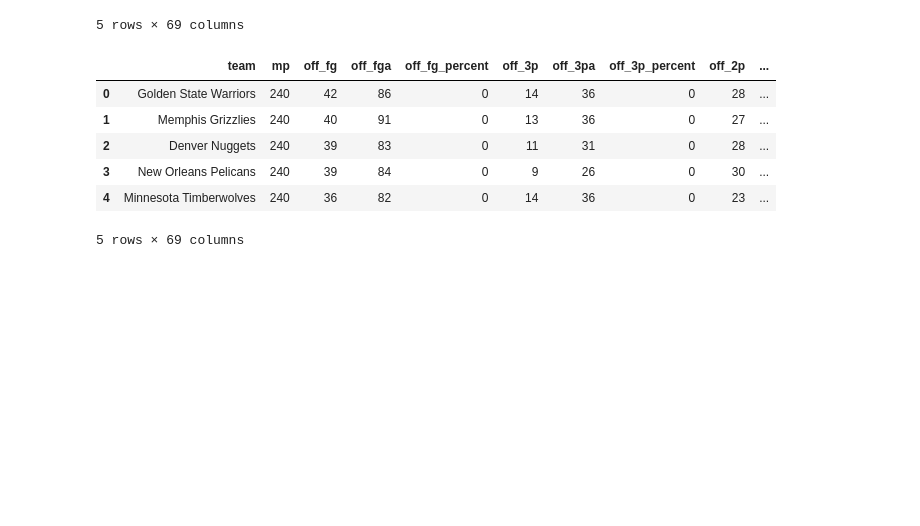
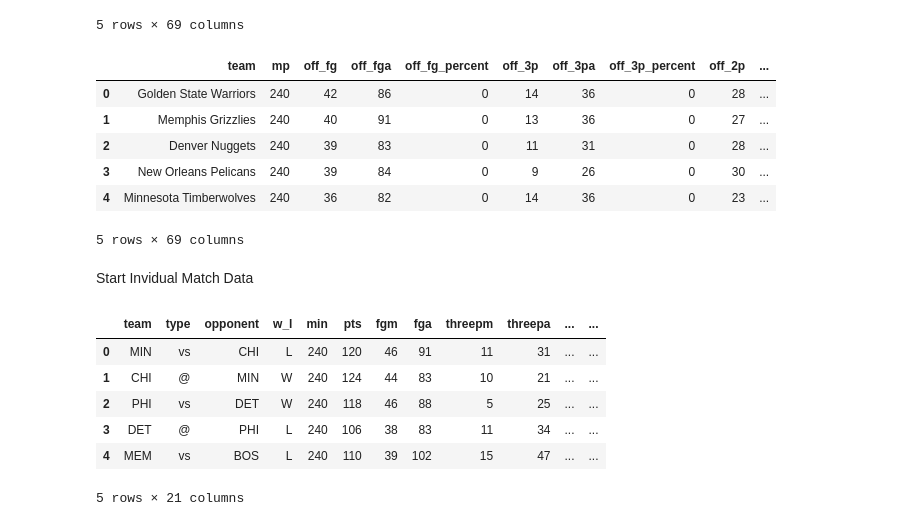
Before and after one commit to emeralddawns/NBA-Prediction-NN, a Jupyter notebook: nba_team_stats_cleaned.ipynb, the cells around one changed output. Saved outputs shown, nothing was run; the diff lists cells and outputs as text; code cells hidden in the pictures; blank space fills up the shorter version.

Commit message:
updated data updates and schema

```diff
--- a/nba_team_stats_cleaned.ipynb
+++ b/nba_team_stats_cleaned.ipynb
@@ -251,3 +251,17 @@ pd.read_sql_query('select * from post_season_stats', con=engine).head()
 | 3 | New Orleans Pelicans | 240 | 39 | 84 | 0 | 9 | 26 | 0 | 30 | ... |
 | 4 | Minnesota Timberwolves | 240 | 36 | 82 | 0 | 14 | 36 | 0 | 23 | ... |
 5 rows × 69 columns
+# %% [markdown]
+Start Invidual Match Data
+# %%
+regular_matches_df = pd.read_csv('NBA_Data_Reg_Season_2022_plus.csv')
+regular_matches_df = regular_matches_df.drop(['Unnamed: 0'],axis=1)
+regular_matches_df.head()
+# %% [output]
+|  | team | type | opponent | w_l | min | pts | fgm | fga | threepm | threepa | ... | ... |
+| 0 | MIN | vs | CHI | L | 240 | 120 | 46 | 91 | 11 | 31 | ... | ... |
+| 1 | CHI | @ | MIN | W | 240 | 124 | 44 | 83 | 10 | 21 | ... | ... |
+| 2 | PHI | vs | DET | W | 240 | 118 | 46 | 88 | 5 | 25 | ... | ... |
+| 3 | DET | @ | PHI | L | 240 | 106 | 38 | 83 | 11 | 34 | ... | ... |
+| 4 | MEM | vs | BOS | L | 240 | 110 | 39 | 102 | 15 | 47 | ... | ... |
+5 rows × 21 columns
```
Also changed, not shown: parts of 5 cells of this notebook, 1 other file.
